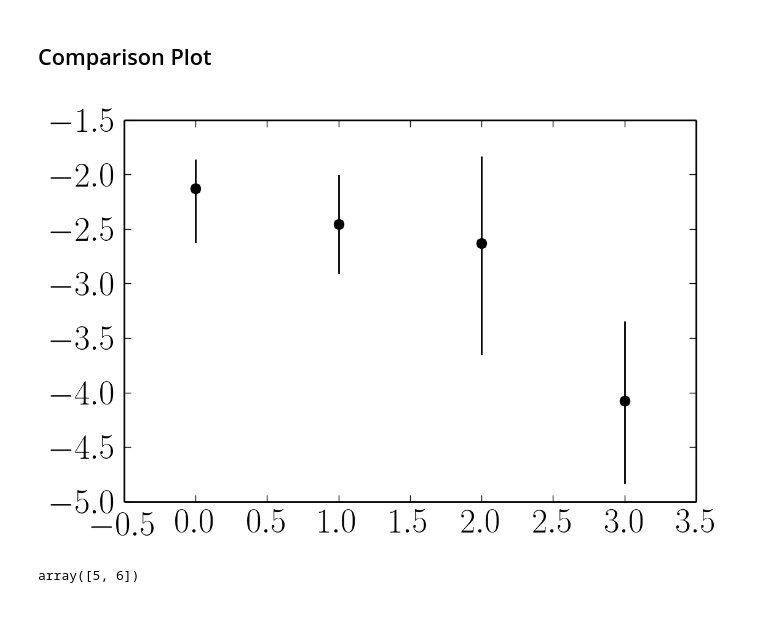
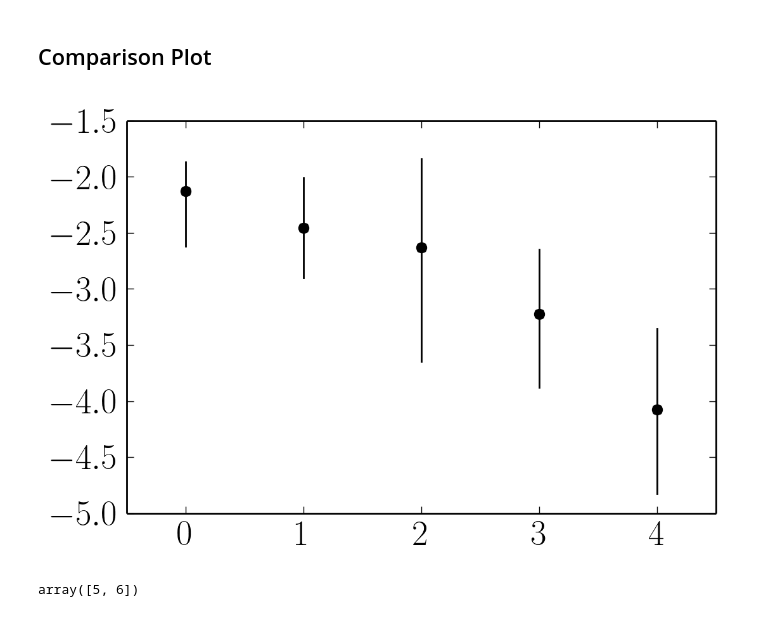
Before and after one commit to dfm/exopop, a Jupyter notebook: demo.ipynb, the cells around one changed output. Drawn from its saved outputs; the diff is of its cells as text; code cells hidden in the pictures.

```diff
--- a/demo.ipynb
+++ b/demo.ipynb
@@ -31,5 +31,9 @@ data = np.log(data)
 lpmn, lpmx = np.log(50), np.log(400)
 lrmn, lrmx = np.log(1), np.log(2)
 
-m = (lpmn < data[:, 0]) * (data[:, 0] < lpmx) * (lrmn < data[:, 1]) * (data[:, 1] < lrmx)
-data = data[m]
+# m = (lpmn < data[:, 0]) * (data[:, 0] < lpmx) * (lrmn < data[:, 1]) * (data[:, 1] < lrmx)
+# data = data[m]
+# %%
+data = data[data[:, 0] > np.log(100)]
+w = np.exp(censor.get_lnprob(data))
+np.exp(data[np.argsort(w)[:10]])
@@ -244,18 +259,19 @@ $$\Gamma_\oplus = 0.086 _{-0.031} ^{+0.048}$$
 # %%
 values = [
     ("Petigura et al. (2013)", 0.119, 0.035, 0.046),
     ("Dong & Zhu (2013)", 0.086, 0.048, 0.031),
     ("linear extrapolation", 0.072, 0.087, 0.046),
+    ("DFM no uncert", 0.0397591956934, 0.0309881584307, 0.0190620520124),
     ("Foreman-Mackey et al. (2014)", 0.017, 0.018, 0.009),
 ]
 
 for i, v in enumerate(values):
     pl.plot(i, np.log(v[1]), "ok")
     pl.plot([i, i], np.log([v[1]+v[2], v[1]-v[3]]), "k")
 
-pl.xlim(-0.5, 3.5);
+pl.xlim(-0.5, 4.5);
 # %% [output]
-[figure, old version]
+[figure, new version]
 # %%
 x = [0, 1]
 np.polyval([1, 5], x)
```
Also changed, not shown: parts of 1 cell of this notebook, 1 other file.
